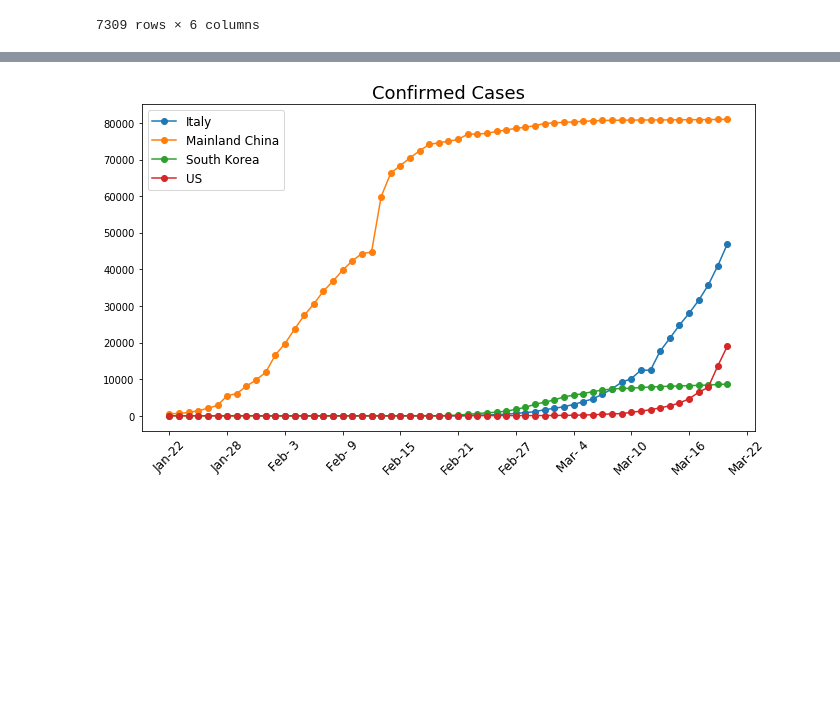
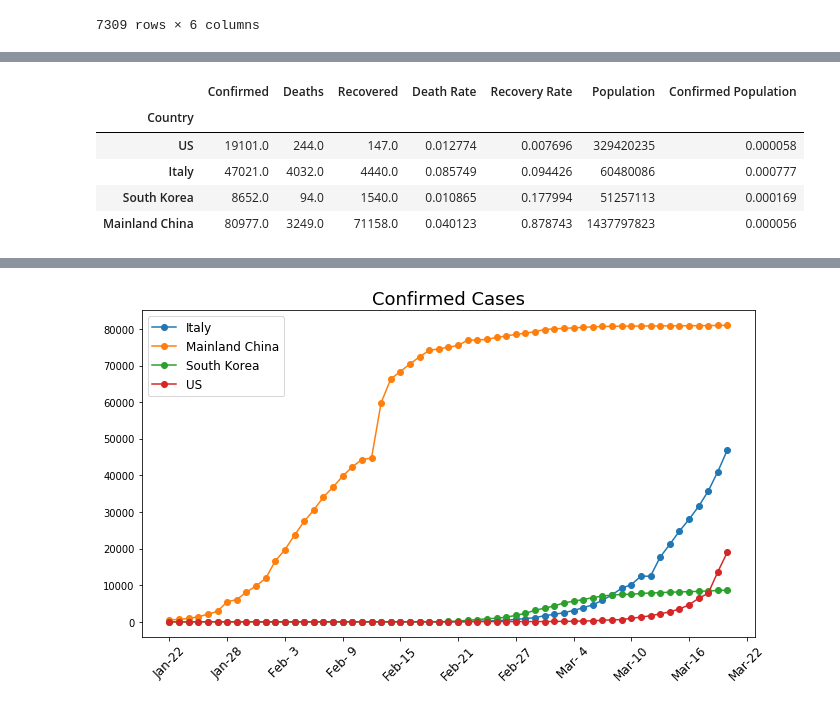
Before and after one commit to ryanthelen/Projects, a Jupyter notebook: Corona Virus Data.ipynb, the cells around one changed output, grey strips where cells are left out. Saved outputs shown, nothing was run; the diff lists cells and outputs as text; code cells hidden in the pictures; blank space fills up the shorter version.

```diff
--- a/Corona Virus Data.ipynb
+++ b/Corona Virus Data.ipynb
@@ -99,0 +79,15 @@ country[country['Confirmed']>1000].sort_values(['Death Rate'],ascending=False).s
+# %%
+country=country[country['Confirmed']>1000].sort_values(['Death Rate'],ascending=False).sort_values(['Death Rate','Confirmed'],ascending=False).sort_values('Confirmed',ascending=False).loc[(['US','Italy','South Korea','Mainland China'])]
+populations=pd.Series({'Italy':60480086,'Mainland China':1437797823,'South Korea':51257113,'US':329420235},name='Population')
+
+country_1=country.join(populations)
+
+country_1['Confirmed Population']=country_1.Confirmed/country_1.Population
+country_1
+# %% [output]
+|  | Confirmed | Deaths | Recovered | Death Rate | Recovery Rate | Population | Confirmed Population |
+| Country |  |  |  |  |  |  |  |
+| US | 19101.0 | 244.0 | 147.0 | 0.012774 | 0.007696 | 329420235 | 0.000058 |
+| Italy | 47021.0 | 4032.0 | 4440.0 | 0.085749 | 0.094426 | 60480086 | 0.000777 |
+| South Korea | 8652.0 | 94.0 | 1540.0 | 0.010865 | 0.177994 | 51257113 | 0.000169 |
+| Mainland China | 80977.0 | 3249.0 | 71158.0 | 0.040123 | 0.878743 | 1437797823 | 0.000056 |
```
Also changed, not shown: parts of 7 cells of this notebook.
